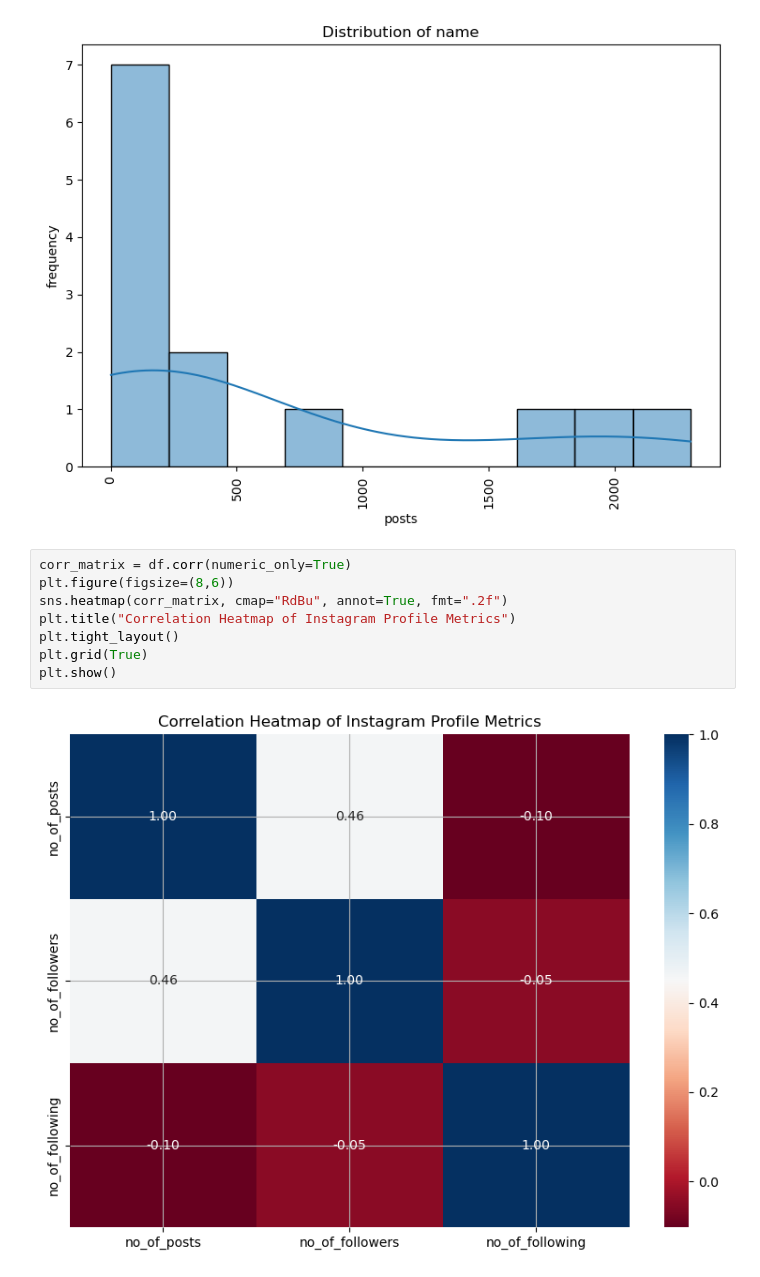
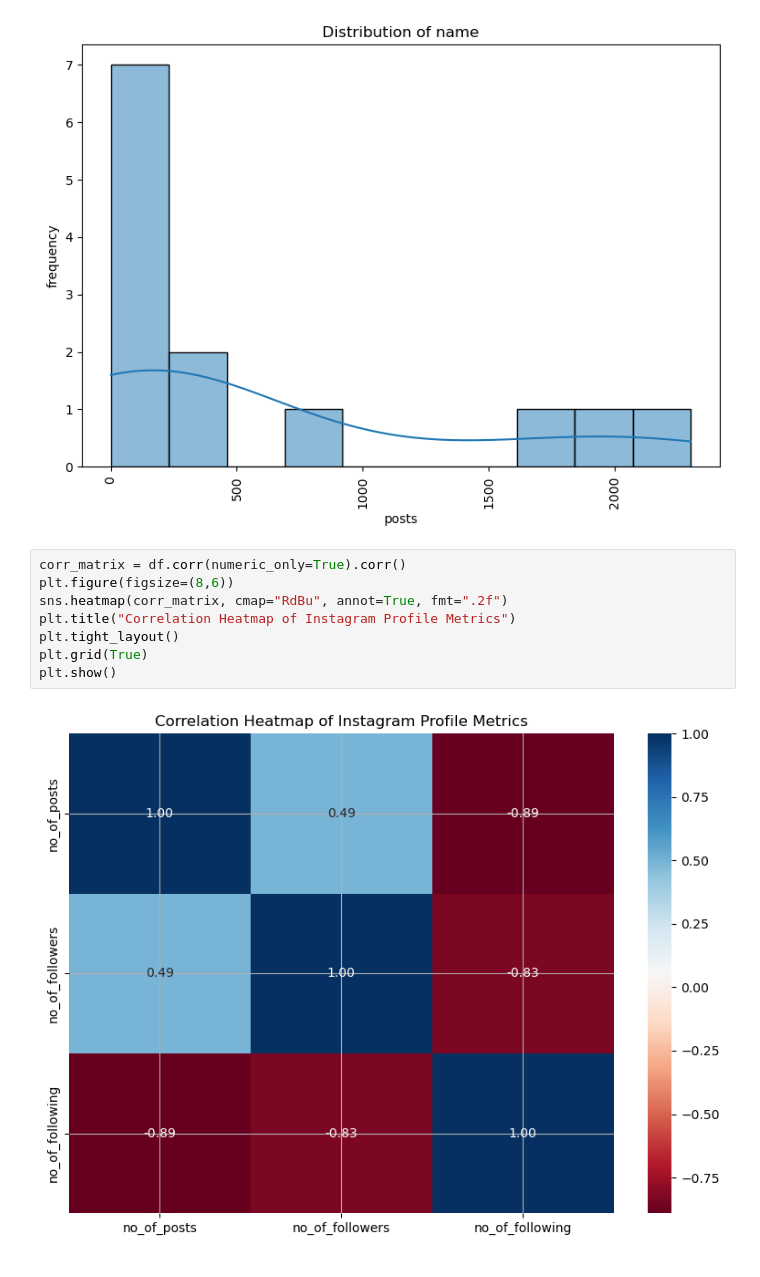
Before and after one commit to katika-khayyum/instagram-data-cleaning-python-sql-eda, a Jupyter notebook: cleaned_data.ipynb, the cells around one changed output. Saved outputs shown, nothing was run; the diff lists cells and outputs as text.

```diff
--- a/cleaned_data.ipynb
+++ b/cleaned_data.ipynb
@@ -521,12 +541,12 @@ plt.show()
 # %% [output]
 [figure]
 # %%
-corr_matrix = df.corr(numeric_only=True)
+corr_matrix = df.corr(numeric_only=True).corr()
 plt.figure(figsize=(8,6))
 sns.heatmap(corr_matrix, cmap="RdBu", annot=True, fmt=".2f")
 plt.title("Correlation Heatmap of Instagram Profile Metrics")
 plt.tight_layout()
 plt.grid(True)
 plt.show()
 # %% [output]
-[figure, old version]
+[figure, new version]
```
Also changed, not shown: parts of 16 cells of this notebook, 2 other files.
